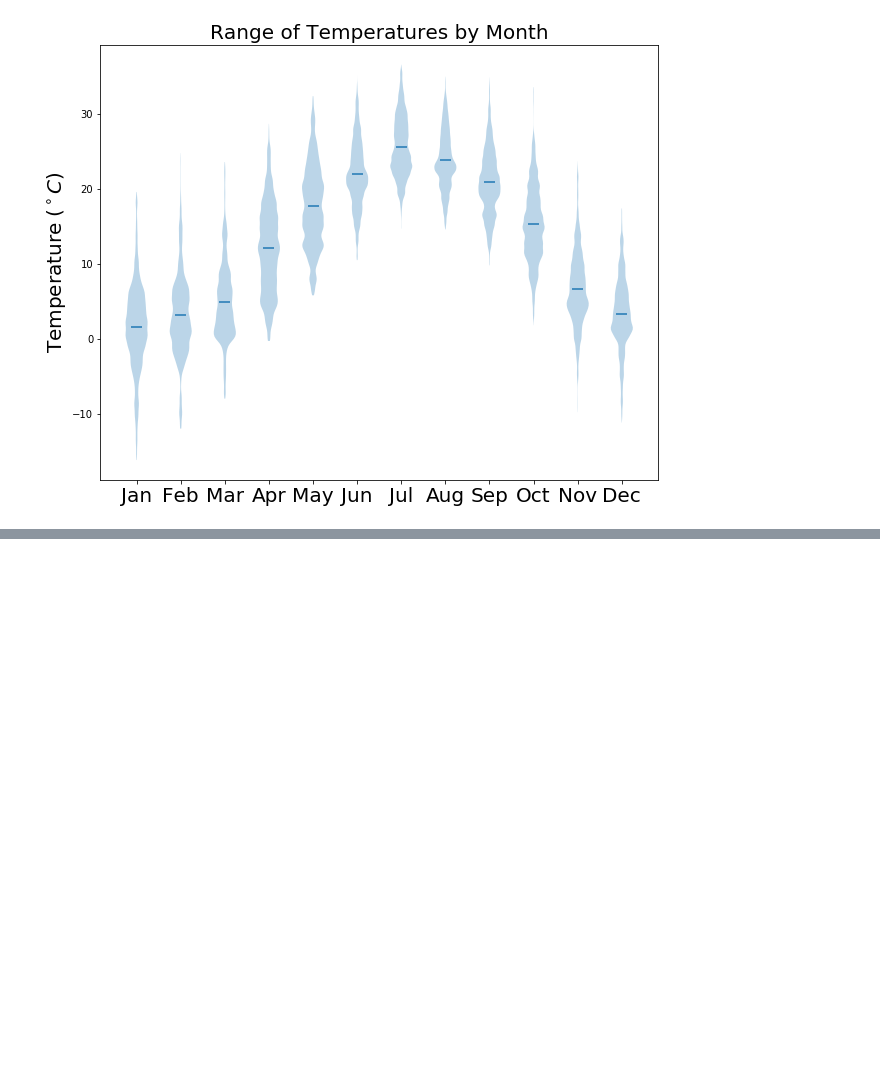
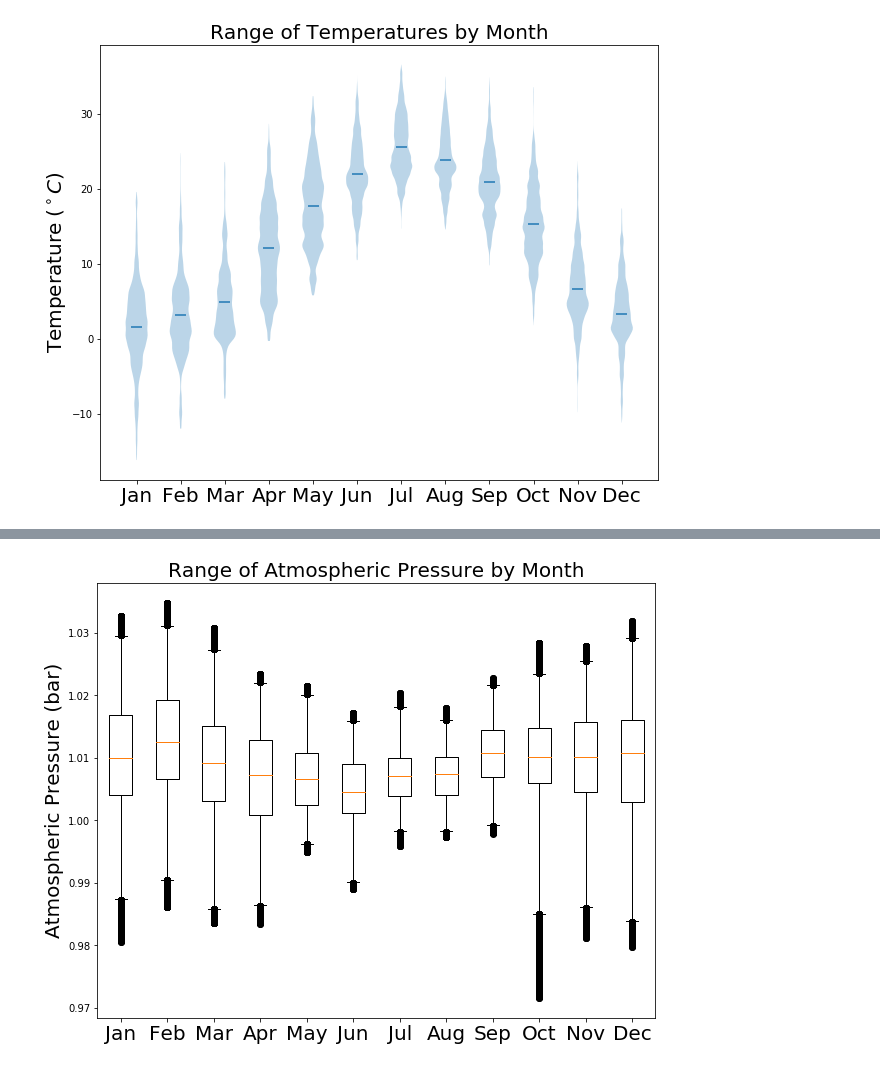
Before and after one commit to zhangt3-e/senior_thesis, a Jupyter notebook: Code/Climatology.ipynb, the cells around one changed output, grey strips where cells are left out. Drawn from its saved outputs; the diff is of its cells as text; code cells hidden in the pictures; blank space fills up the shorter version.

```diff
--- a/Code/Climatology.ipynb
+++ b/Code/Climatology.ipynb
@@ -569,0 +603,33 @@ plt.show()
+# %%
+Jan_total_P = Month(4, 18, 1, 31, 5, 1)
+Feb_total_P = Month(3, 18, 32, 28, 5, 2)
+Mar_total_P = Month(3, 18, 60, 31, 5, 3)
+Apr_total_P =Month(3, 18, 91, 30, 5, 4)
+May_total_P = Month(3, 18, 121, 31, 5, 5)
+Jun_total_P = Month(3, 18, 152, 30, 5, 6)
+Jul_total_P = Month(3, 18, 182, 31, 5, 7)
+Aug_total_P = Month(4, 17, 213, 31, 5, 8)
+Sep_total_P = Month(4, 17, 244, 30, 5, 9)
+Oct_total_P = Month(4, 17, 274, 31, 5, 10)
+Nov_total_P = Month(4, 17, 305, 30, 5, 11)
+Dec_total_P = Month(4, 17, 335, 31, 5, 12)
+# %%
+Apr_total_P = Apr_total_P[~np.isnan(Apr_total_P)]
+May_total_P = May_total_P[~np.isnan(May_total_P)]
+Jun_total_P = Jun_total_P[~np.isnan(Jun_total_P)]
+Jul_total_P = Jul_total_P[~np.isnan(Jul_total_P)]
+Aug_total_P = Aug_total_P[~np.isnan(Aug_total_P)]
+Sep_total_P = Sep_total_P[~np.isnan(Sep_total_P)]
+Oct_total_P = Oct_total_P[~np.isnan(Oct_total_P)]
+Nov_total_P = Nov_total_P[~np.isnan(Nov_total_P)]
+# %%
+plt.figure(figsize = (10, 8))
+plt.boxplot([Jan_total_P, Feb_total_P, Mar_total_P, Apr_total_P, May_total_P,
+            Jun_total_P, Jul_total_P, Aug_total_P, Sep_total_P, Oct_total_P,
+            Nov_total_P, Dec_total_P], whis= (1, 99))
+plt.xticks([1, 2, 3, 4, 5, 6, 7, 8, 9, 10, 11, 12], months, fontsize = 20)
+plt.title('Range of Atmospheric Pressure by Month', fontsize = 20)
+plt.ylabel('Atmospheric Pressure (bar)', fontsize = 20)
+plt.show()
+# %% [output]
+[figure, added]
```
Also changed, not shown: parts of 4 cells of this notebook, 7 other files.
